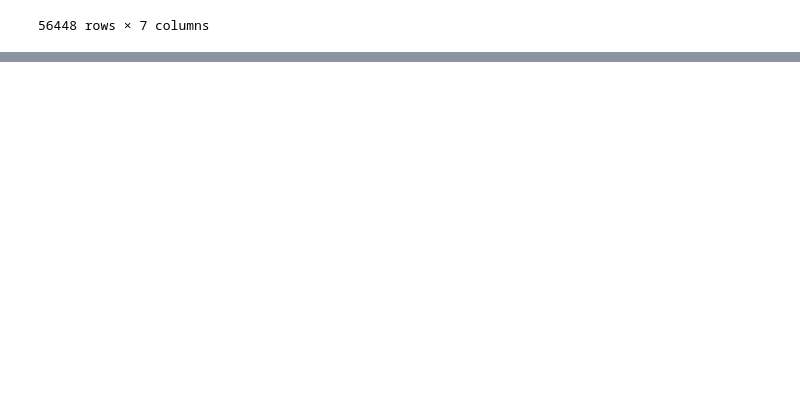
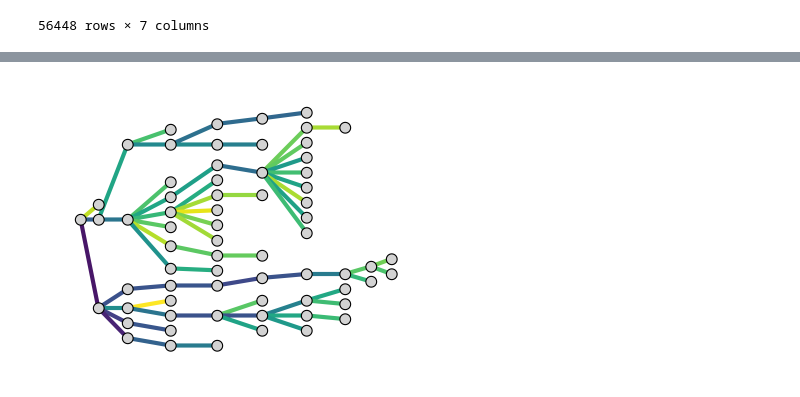
Before and after one commit to theislab/sctram, a Jupyter notebook: reproducibility/server_sync/experiments/suo_across_models/sctram_with_bootstapping_analysis.ipynb, the cells around one changed output, grey strips where cells are left out. Cells and saved outputs as stored; diff of their text form; code cells hidden in the pictures; blank space fills up the shorter version.

Commit message:
figure progress in `suo_across_models`

```diff
--- a/reproducibility/server_sync/experiments/suo_across_models/sctram_with_bootstapping_analysis.ipynb
+++ b/reproducibility/server_sync/experiments/suo_across_models/sctram_with_bootstapping_analysis.ipynb
@@ -332,0 +299,4 @@ df
+# %%
+df_bs = df[df["bootstrapping_method"] == "method_2"]
+lit = litc_dict['adata_suo_input_haematopoeitic_lineage_litc_2.pkl']
+len(df_bs)
@@ -332,0 +325,17 @@ df
+# %%
+df_edges = []
+for ind, row in df_bs.iterrows():
+    trj = lit.get_trajectory(row["trajectory"], False)
+    for from_cell, to_cell in trj.edges():
+        row_copy = row.copy()
+        row_copy["from_cell"] = from_cell
+        row_copy["to_cell"] = to_cell
+        df_edges.append(row_copy)
+df_edges = pd.DataFrame(df_edges)
+df_edges.reset_index(drop=True, inplace=True)
+# %%
+df_edges_pivot = df_edges.pivot(index=['path', 'trajectory', 'trajectory_class', 'metric', 'from_cell', 'to_cell'], columns='representation', values='score')
+df_edges_pivot_rank = rank_metrics(df_edges_pivot, metric_direction_dict, metric_index_pos=3, method='min')
+
+df_edges_pivot_rank_mean = df_edges_pivot_rank.groupby(level=[4, 5]).mean()
+df_edges_pivot_rank_mean
@@ -332,0 +357,5 @@ df
+# %%
+trj = litc_dict['adata_suo_input_haematopoeitic_lineage.pkl'].get_trajectory("haematopoeitic_lineage", False).copy()
+for (from_cell, to_cell), representations in df_edges_pivot_rank_mean.iterrows():
+    for representation, score in representations.items():
+        trj[from_cell][to_cell][f"weight_{representation}"] = score
@@ -332,0 +536,20 @@ df
+# %%
+plot_trajectory(
+    trj,
+    figsize=(4, 3),
+    edge_weight_attribute="weight_scanvi",
+    title=None,
+    edge_vmin=2.6,
+    edge_vmax=3.5,
+    color_edges_by_weight=True,
+    node_size=60,
+    node_color="lightgray",
+    edge_color='black',
+    edge_width=3,
+    edge_labels=False,
+    edge_label_font_size=5,
+    edge_cmap='viridis_r',
+    edge_colorbar=False
+)
+# %% [output]
+[figure, added]
```
Also changed, not shown: parts of 27 cells of this notebook, 9 other files.
